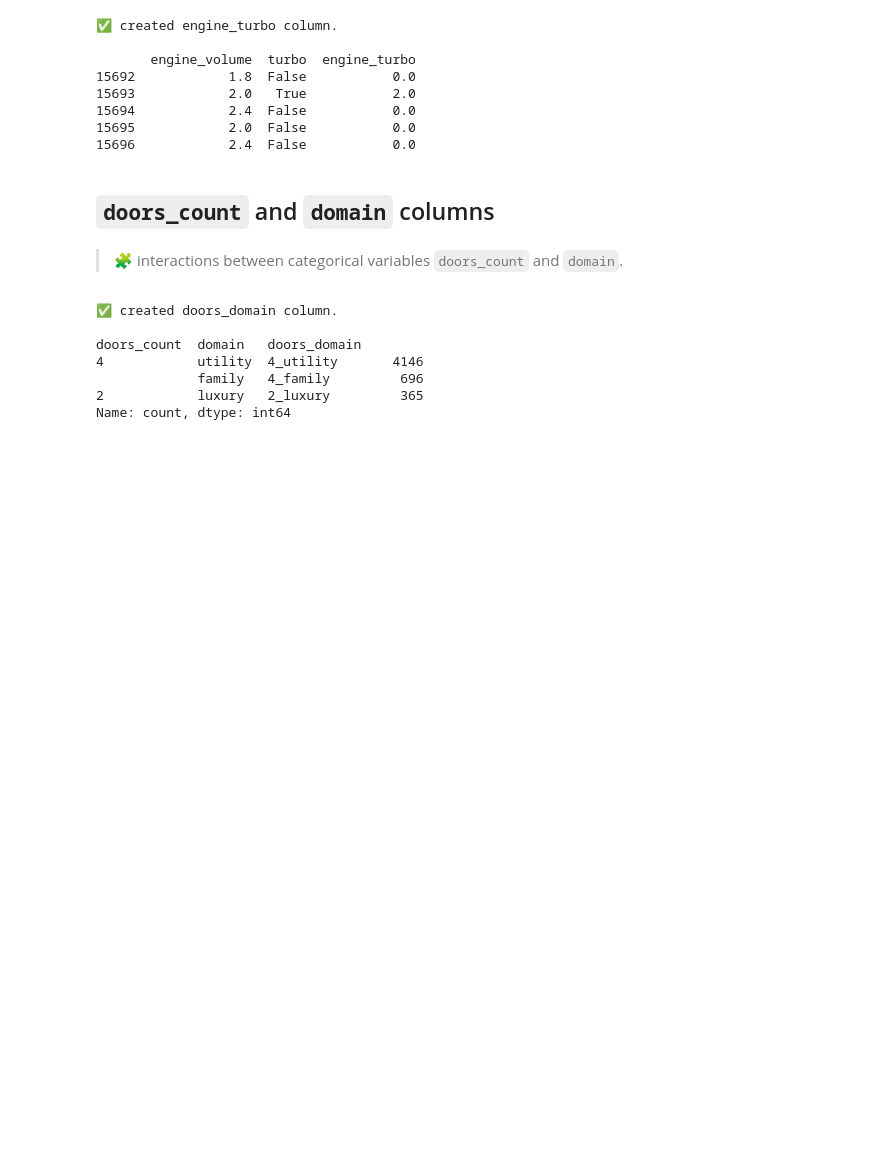
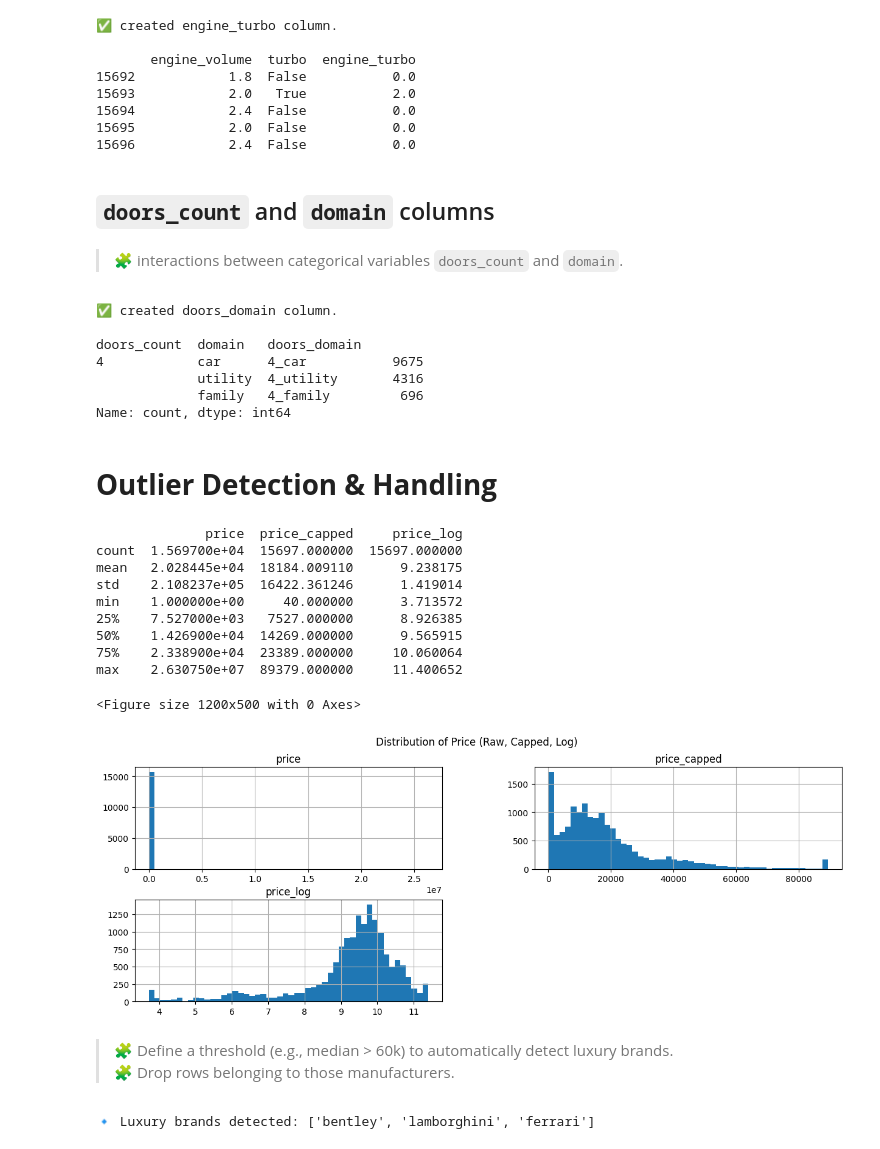
Before and after one commit to Mithula-cbw/Car-Price-Prediction, a Jupyter notebook: notebooks/Group_11_04_Preprocessing_and_Feature_Engineering.ipynb, the cells around one changed output. Drawn from its saved outputs; the diff is of its cells as text; code cells hidden in the pictures; blank space fills up the shorter version.

```diff
--- a/notebooks/Group_11_04_Preprocessing_and_Feature_Engineering.ipynb
+++ b/notebooks/Group_11_04_Preprocessing_and_Feature_Engineering.ipynb
@@ -410,17 +412,25 @@ Name: count, dtype: int64
 > 🧩 Domain Mapping: map `categories` into `luxury`, `utility`, `family`.
 > 🧩 Create `category_simple` column.
 # %%
+# Normalize category strings: lowercase, replace spaces with dash, strip
+df['category'] = df['category'].str.lower().str.strip().str.replace(' ', '-')
+
+
 # define mappings
 domain_map = {
+    'sedan': 'car',
+    'hatchback': 'car',
+    'universal': 'car',
     'jeep': 'utility',
     'pickup': 'utility',
-    'goods wagon': 'utility',
+    'goods-wagon': 'utility',
     'limousine': 'luxury',
     'cabriolet': 'luxury',
     'coupe': 'luxury',
     'minivan': 'family',
     'microbus': 'family'
 }
+
 
 # Apply mapping
 df['domain'] = df['category'].str.strip().str.lower().map(domain_map)
@@ -444,12 +455,15 @@ category_map = {
     'jeep': 'suv',
     'suv': 'suv',
     'pickup': 'suv',
-    'goods wagon': 'suv',
+    'goods-wagon': 'suv',
 
-    # Luxury / passenger cars
+    # cars
     'limousine': 'car',
     'cabriolet': 'car',
     'coupe': 'car',
+    'sedan': 'car',
+    'hatchback': 'car',
+    'universal': 'car',
 
     # Family / vans
     'minivan': 'van',
@@ -509,7 +523,56 @@ print(df[['doors_count', 'domain', 'doors_domain']].value_counts().head(3))
 ✅ created doors_domain column.
 
 doors_count  domain   doors_domain
-4            utility  4_utility       4146
+4            car      4_car           9675
+             utility  4_utility       4316
              family   4_family         696
-2            luxury   2_luxury         365
 Name: count, dtype: int64
+# %% [markdown]
+# **Outlier Detection & Handling**
+# %%
+# Define numeric + target
+numeric_cols = ['mileage', 'engine_volume', 'levy']
+target_col = 'price'
+
+# Outlier capping (1st and 99th percentiles)
+for col in numeric_cols + [target_col]:
+    lower = df[col].quantile(0.01)
+    upper = df[col].quantile(0.99)
+    df[col + '_capped'] = df[col].clip(lower, upper)
+
+# Log-transform numeric columns (optional, useful for regression models)
+for col in numeric_cols + [target_col]:
+    df[col + '_log'] = np.log1p(df[col + '_capped'])
+
+# Quick check
+print(df[[target_col, target_col + '_capped', target_col + '_log']].describe())
+
+# visualize price distributions
+plt.figure(figsize=(12,5))
+df[[target_col, target_col + '_capped', target_col + '_log']].hist(bins=50, figsize=(15,5))
+plt.suptitle("Distribution of Price (Raw, Capped, Log)")
+plt.show()
+# %% [output]
+              price  price_capped     price_log
+count  1.569700e+04  15697.000000  15697.000000
+mean   2.028445e+04  18184.009110      9.238175
+std    2.108237e+05  16422.361246      1.419014
+min    1.000000e+00     40.000000      3.713572
+25%    7.527000e+03   7527.000000      8.926385
+50%    1.426900e+04  14269.000000      9.565915
+75%    2.338900e+04  23389.000000     10.060064
+max    2.630750e+07  89379.000000     11.400652
+<Figure size 1200x500 with 0 Axes>
+[figure, added]
+# %% [markdown]
+> 🧩 Define a threshold (e.g., median > 60k) to automatically detect luxury brands.
+> 🧩 Drop rows belonging to those manufacturers.
+# %%
+# Median price per manufacturer
+brand_stats = df.groupby('manufacturer')['price_capped'].median().sort_values(ascending=False)
+
+#  Detect luxury brands (median > 60k)
+luxury_brands = brand_stats[brand_stats > 60000].index.tolist()
+print("🔹 Luxury brands detected:", luxury_brands)
+# %% [output]
+🔹 Luxury brands detected: ['bentley', 'lamborghini', 'ferrari']
```
Also changed, not shown: parts of 15 cells of this notebook.
